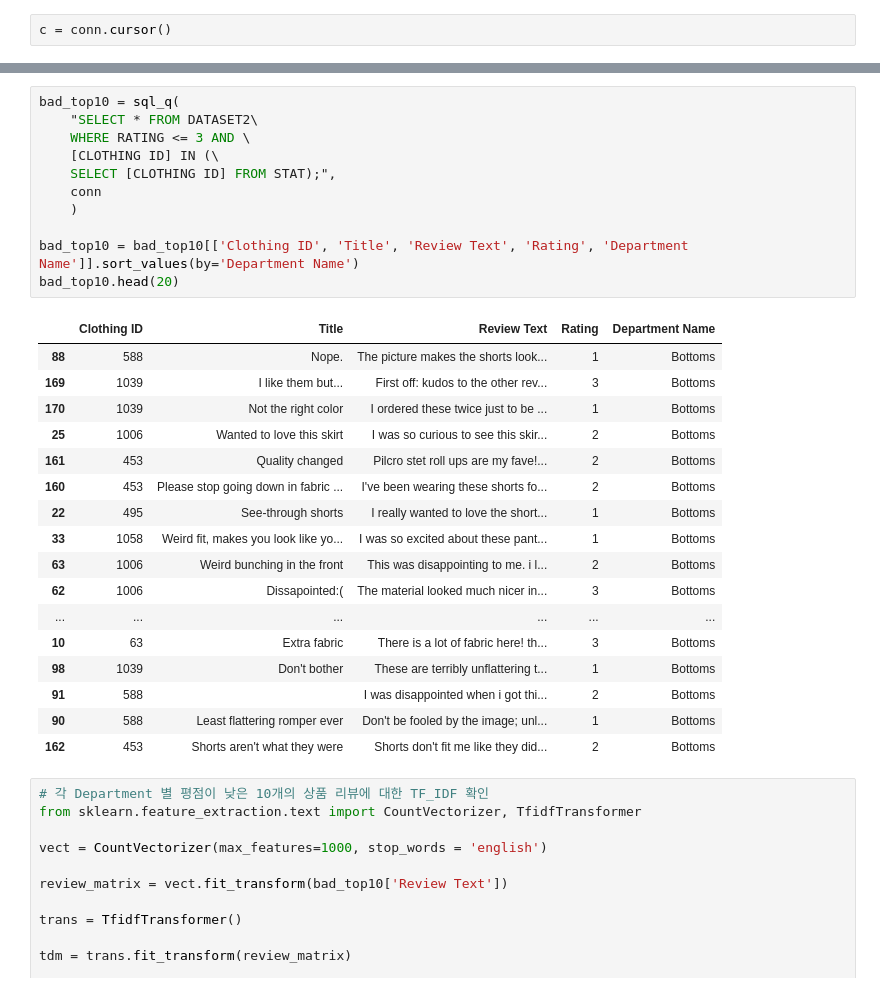
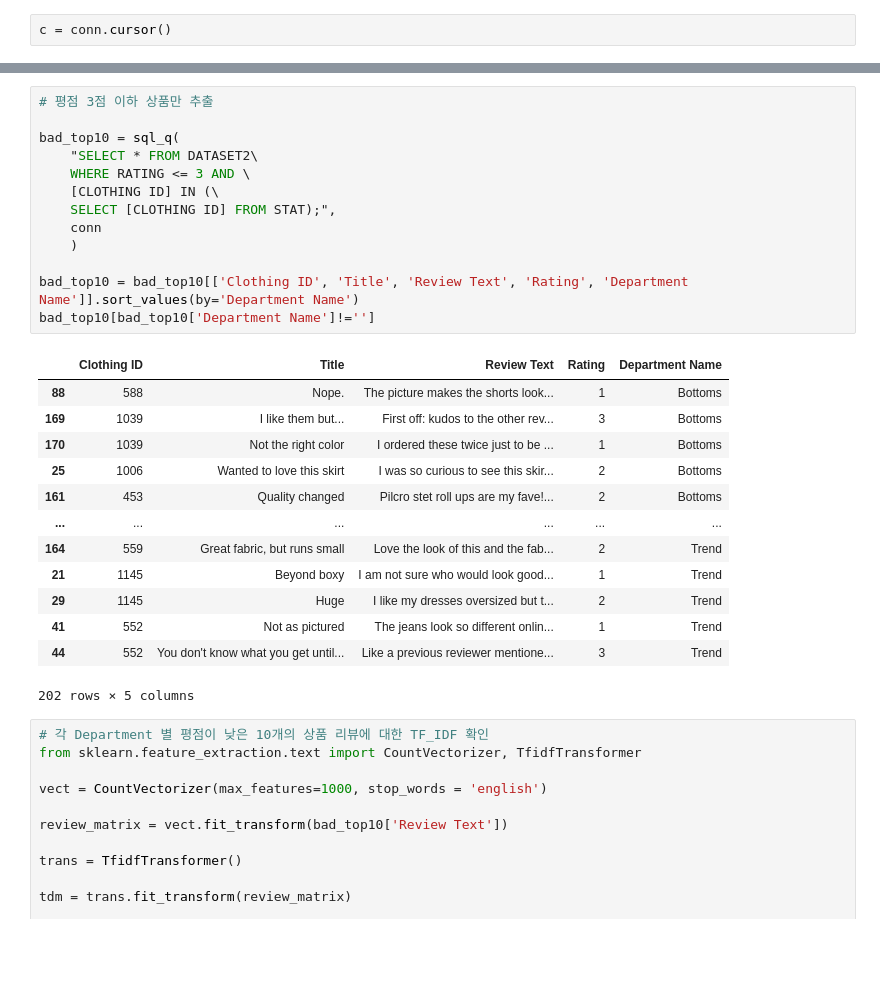
Before and after one commit to DataHyeon/DA_SQL2, a Jupyter notebook: Da_SQL_2.ipynb, the cells around one changed output, grey strips where cells are left out. Saved outputs shown, nothing was run; the diff lists cells and outputs as text; blank space fills up the shorter version.

```diff
--- a/Da_SQL_2.ipynb
+++ b/Da_SQL_2.ipynb
@@ -267,34 +360,32 @@ c.execute(
 # %% [output]
 <sqlite3.Cursor at 0x...>
 # %%
+# 평점 3점 이하 상품만 추출
+
 bad_top10 = sql_q(
     "SELECT * FROM DATASET2\
     WHERE RATING <= 3 AND \
     [CLOTHING ID] IN (\
     SELECT [CLOTHING ID] FROM STAT);",
     conn
     )
 
 bad_top10 = bad_top10[['Clothing ID', 'Title', 'Review Text', 'Rating', 'Department Name']].sort_values(by='Department Name')
-bad_top10.head(20)
+bad_top10[bad_top10['Department Name']!='']
 # %% [output]
 |  | Clothing ID | Title | Review Text | Rating | Department Name |
 | 88 | 588 | Nope. | The picture makes the shorts look... | 1 | Bottoms |
 | 169 | 1039 | I like them but... | First off: kudos to the other rev... | 3 | Bottoms |
 | 170 | 1039 | Not the right color | I ordered these twice just to be ... | 1 | Bottoms |
 | 25 | 1006 | Wanted to love this skirt | I was so curious to see this skir... | 2 | Bottoms |
 | 161 | 453 | Quality changed | Pilcro stet roll ups are my fave!... | 2 | Bottoms |
-| 160 | 453 | Please stop going down in fabric ... | I've been wearing these shorts fo... | 2 | Bottoms |
-| 22 | 495 | See-through shorts | I really wanted to love the short... | 1 | Bottoms |
-| 33 | 1058 | Weird fit, makes you look like yo... | I was so excited about these pant... | 1 | Bottoms |
-| 63 | 1006 | Weird bunching in the front | This was disappointing to me. i l... | 2 | Bottoms |
-| 62 | 1006 | Dissapointed:( | The material looked much nicer in... | 3 | Bottoms |
 | ... | ... | ... | ... | ... | ... |
-| 10 | 63 | Extra fabric | There is a lot of fabric here! th... | 3 | Bottoms |
-| 98 | 1039 | Don't bother | These are terribly unflattering t... | 1 | Bottoms |
-| 91 | 588 |  | I was disappointed when i got thi... | 2 | Bottoms |
-| 90 | 588 | Least flattering romper ever | Don't be fooled by the image; unl... | 1 | Bottoms |
-| 162 | 453 | Shorts aren't what they were | Shorts don't fit me like they did... | 2 | Bottoms |
+| 164 | 559 | Great fabric, but runs small | Love the look of this and the fab... | 2 | Trend |
+| 21 | 1145 | Beyond boxy | I am not sure who would look good... | 1 | Trend |
+| 29 | 1145 | Huge | I like my dresses oversized but t... | 2 | Trend |
+| 41 | 552 | Not as pictured | The jeans look so different onlin... | 1 | Trend |
+| 44 | 552 | You don't know what you get until... | Like a previous reviewer mentione... | 3 | Trend |
+202 rows × 5 columns
 # %%
 # 각 Department 별 평점이 낮은 10개의 상품 리뷰에 대한 TF_IDF 확인
 from sklearn.feature_extraction.text import CountVectorizer, TfidfTransformer
```
Also changed, not shown: parts of 31 cells of this notebook, 9 other files.
